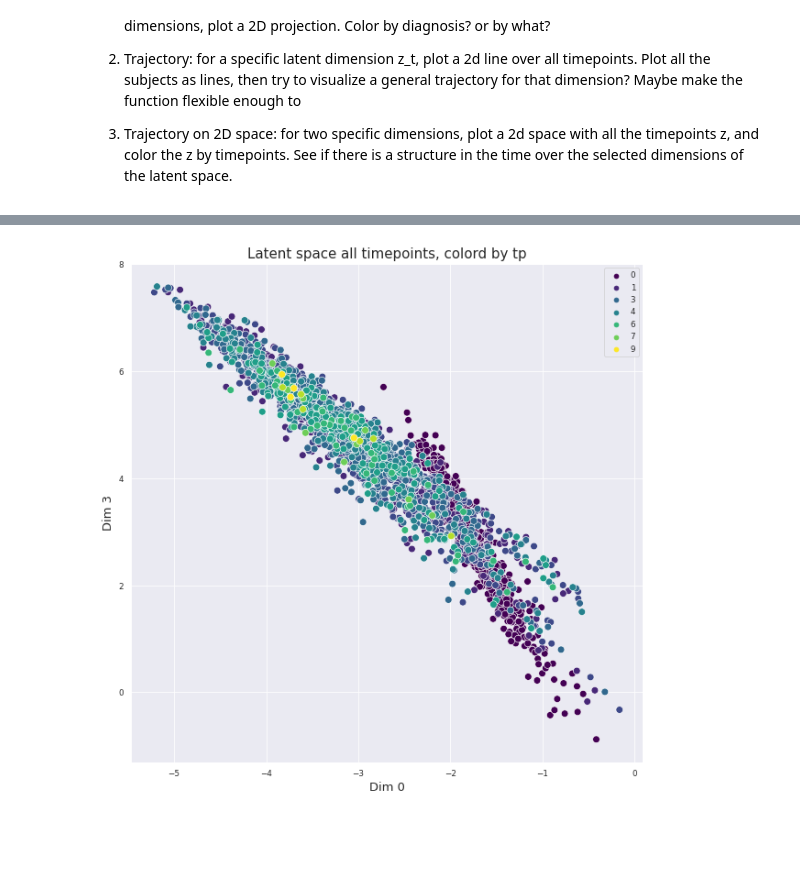
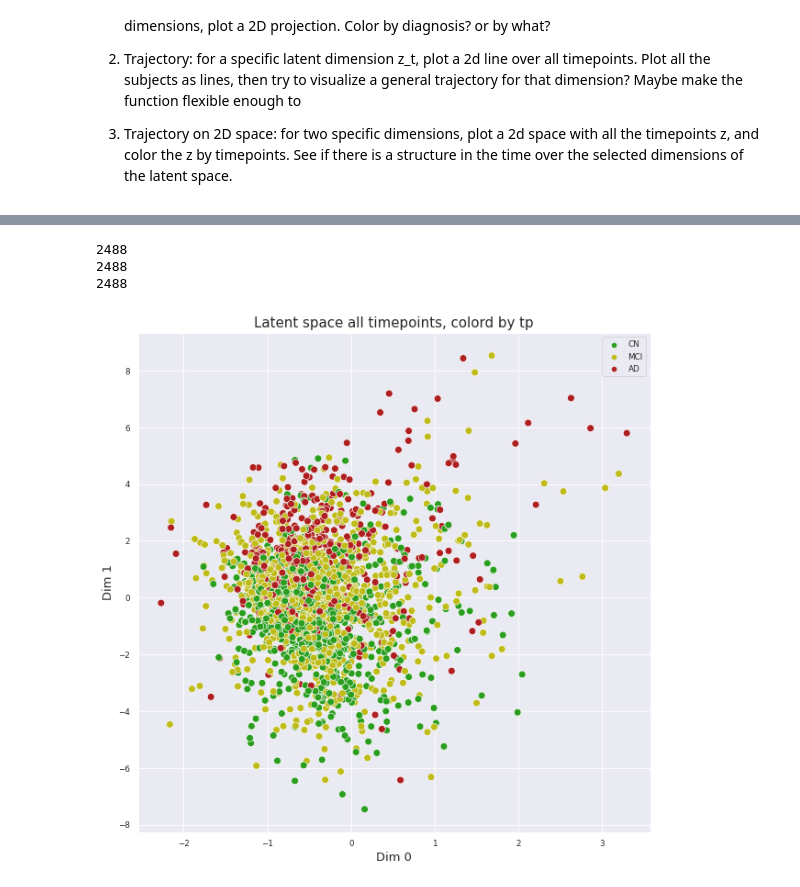
Before and after one commit to GerardMJuan/RNN-VAE, a Jupyter notebook: evaluation/latent_visualization.ipynb, the cells around one changed output, grey strips where cells are left out. Cells and saved outputs as stored; diff of their text form; code cells hidden in the pictures; blank space fills up the shorter version.

Commit message:
update test on main acc

```diff
--- a/evaluation/latent_visualization.ipynb
+++ b/evaluation/latent_visualization.ipynb
@@ -107,3 +114,9 @@ print(Y_train["DX"][3])
+# %%
+#Reshape features so that nsubjects go first
+X_train_hat = np.array(X_train_fwd['xnext']).swapaxes(0,1)
+z_train = np.array(X_train_fwd['z']).swapaxes(0,1)
+X_test_hat = np.array(X_test_fwd['xnext']).swapaxes(0,1)
+z_test = np.array(X_test_fwd['z']).swapaxes(0,1)
 # %% [markdown]
 Now start testing on the actual latent space. I want to program three main ways of latent space visualization:
 
@@ -116,14 +129,11 @@ Now start testing on the actual latent space. I want to program three main ways
 #First get the latent space
 #Note that we have to apply the mask all the same!
 
-z_train = X_train_fwd['zx']
-z_test = X_test_fwd['zx']
-
-
-#Hack: instead of nfeatures, we have a latent space, with a different dimensionality. But we want to capture it anyway, so
-#just select a number of dimensions equals to z_dim (should be all true!)
-z_train = [Z[mask_train[:,i,:z_dim]].reshape((-1, z_dim)) for (i, Z) in enumerate(z_train)]
-z_test = [Z[mask_test[:,i,:z_dim]].reshape((-1, z_dim)) for (i, Z) in enumerate(z_test)]
+if padding:
+    #Hack: instead of nfeatures, we have a latent space, with a different dimensionality. But we want to capture it anyway, so
+    #just select a number of dimensions equals to z_dim (should be all true!)
+    z_train = [Z[mask_train[:,i,:z_dim]].reshape((-1, z_dim)) for (i, Z) in enumerate(z_train)]
+    z_test = [Z[mask_test[:,i,:z_dim]].reshape((-1, z_dim)) for (i, Z) in enumerate(z_test)]
 # %%
 ##1 Classic latent space visualization
 dim0 = 0
@@ -215,43 +234,73 @@ plt.show()
 # %%
 #3 2D Trajectory latent space visualization
 dim0=0
-dim1=3
+dim1=1
 
-#z = z_train + z_test
+#This needs to be colored by DX and AGE, and
 
 #plot_z_time_2d(z, max_timepoints, [dim0, dim1], out_dir, out_name='latent_space_2d')
 plt.figure(figsize=(10, 10))
 
 # create color cmap
-pallete = sns.color_palette("viridis", max_timepoints)
+colors = sns.color_palette("viridis", as_cmap=True)
+
+#Pallete for dx
+colors = sns.color_palette(["#2a9e1e", "#bfbc1a", "#af1f1f"])
+# sns.set_palette(colors)
 
 z_d0_full = []
 z_d1_full = []
 tp_full = []
+color = []
 
-for tp in range(max_timepoints):
+# Create dictionary of the different labels
+dx_dict = {
+    "NL": "CN",
+    "MCI": "MCI",
+    "MCI to NL": "CN",
+    "Dementia": "AD",
+    "Dementia to MCI": "MCI",
+    "NL to MCI": "MCI",
+    "MCI to Dementia": "AD",
+}
 
+for tp in range(p["ntp"]):
     train_z_d0 = [x[tp, dim0] for x in z_train if x.shape[0] > tp]
     test_z_d0 = [x[tp, dim0] for x in z_test if x.shape[0] > tp]
 
     train_z_d1 = [x[tp, dim1] for x in z_train if x.shape[0] > tp]
     test_z_d1 = [x[tp, dim1] for x in z_test if x.shape[0] > tp]
 
     z_d0_full = z_d0_full + train_z_d0
-    #z_d0_full = z_d0_full + test_z_d0
+    z_d0_full = z_d0_full + test_z_d0
 
     z_d1_full = z_d1_full + train_z_d1
-    #z_d1_full = z_d1_full +test_z_d1
+    z_d1_full = z_d1_full +test_z_d1
 
-    tp_len = len(train_z_d0)# + len(test_z_d0)
+    tp_len = len(train_z_d0) + len(test_z_d0)
     tp_full = tp_full + [tp]*tp_len
 
+    # Prepare AGE for plotting
+    color_train = [dx_dict[x[tp]] for x in Y_train["DX"]]
+    color_test = [dx_dict[x[tp]] for x in Y_test["DX"]]
+    #color_train = [x[tp] for x in Y_train["AGE"]]
+    #color_test = [x[tp] for x in Y_test["AGE"]]
 
-sns.scatterplot(x=z_d0_full,y=z_d1_full,hue=tp_full, palette="viridis", s=60)
+    color = color + color_train + color_test
+
+print(len(z_d0_full))
+print(len(z_d1_full))
+print(len(color))
+sns.scatterplot(x=z_d0_full, y=z_d1_full, hue=color, palette=colors, s=60)
+
+
 ##Add title, x and y axis
 plt.xlabel(f"Dim {dim0}", size=13)
 plt.ylabel(f"Dim {dim1}", size=13)
 plt.title(f"Latent space all timepoints, colord by tp", size=15)
 plt.show()
 # %% [output]
+2488
+2488
+2488
-[figure, old version]
+[figure, new version]
```
Also changed, not shown: parts of 6 cells of this notebook, 13 other files.
